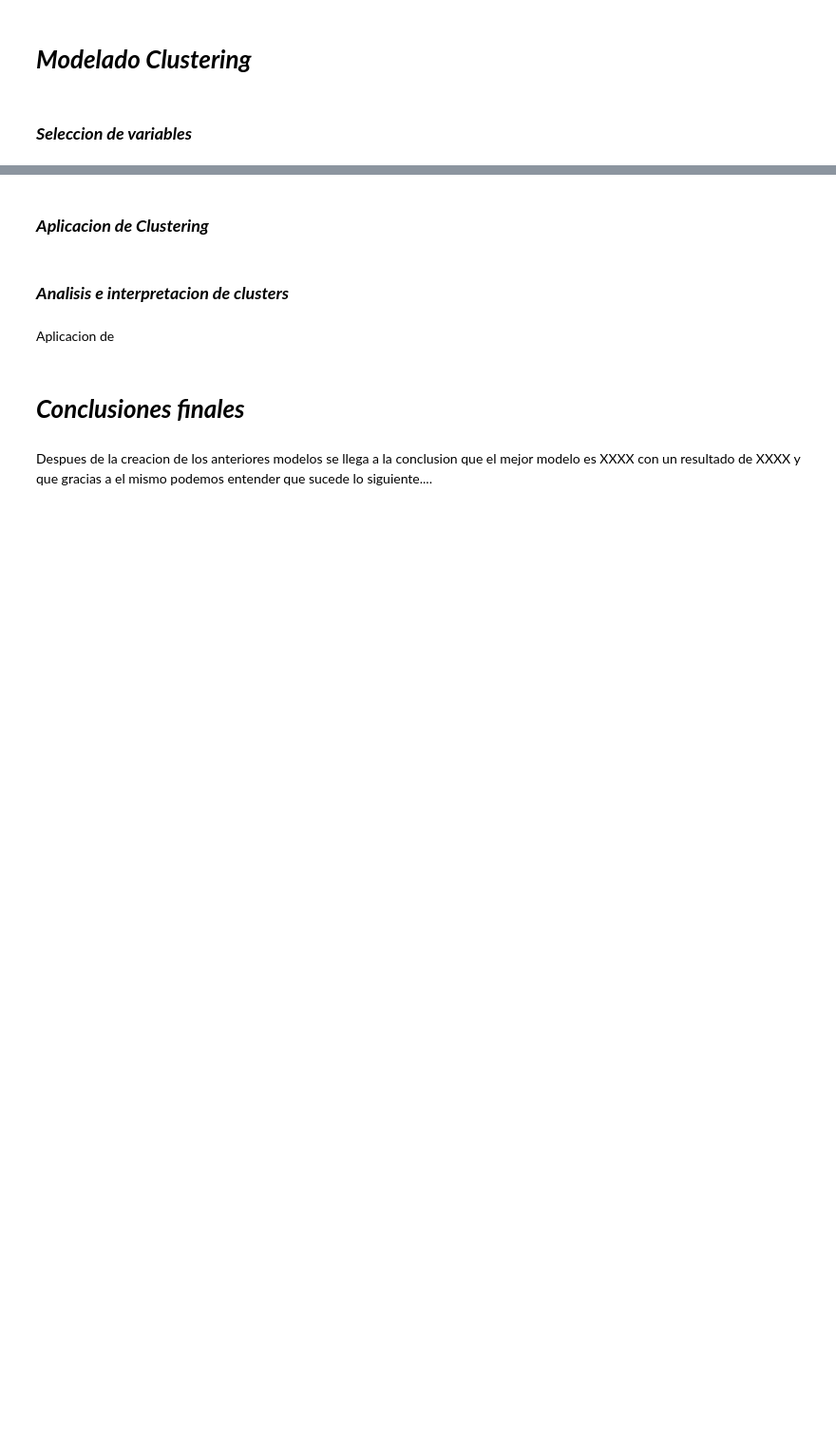
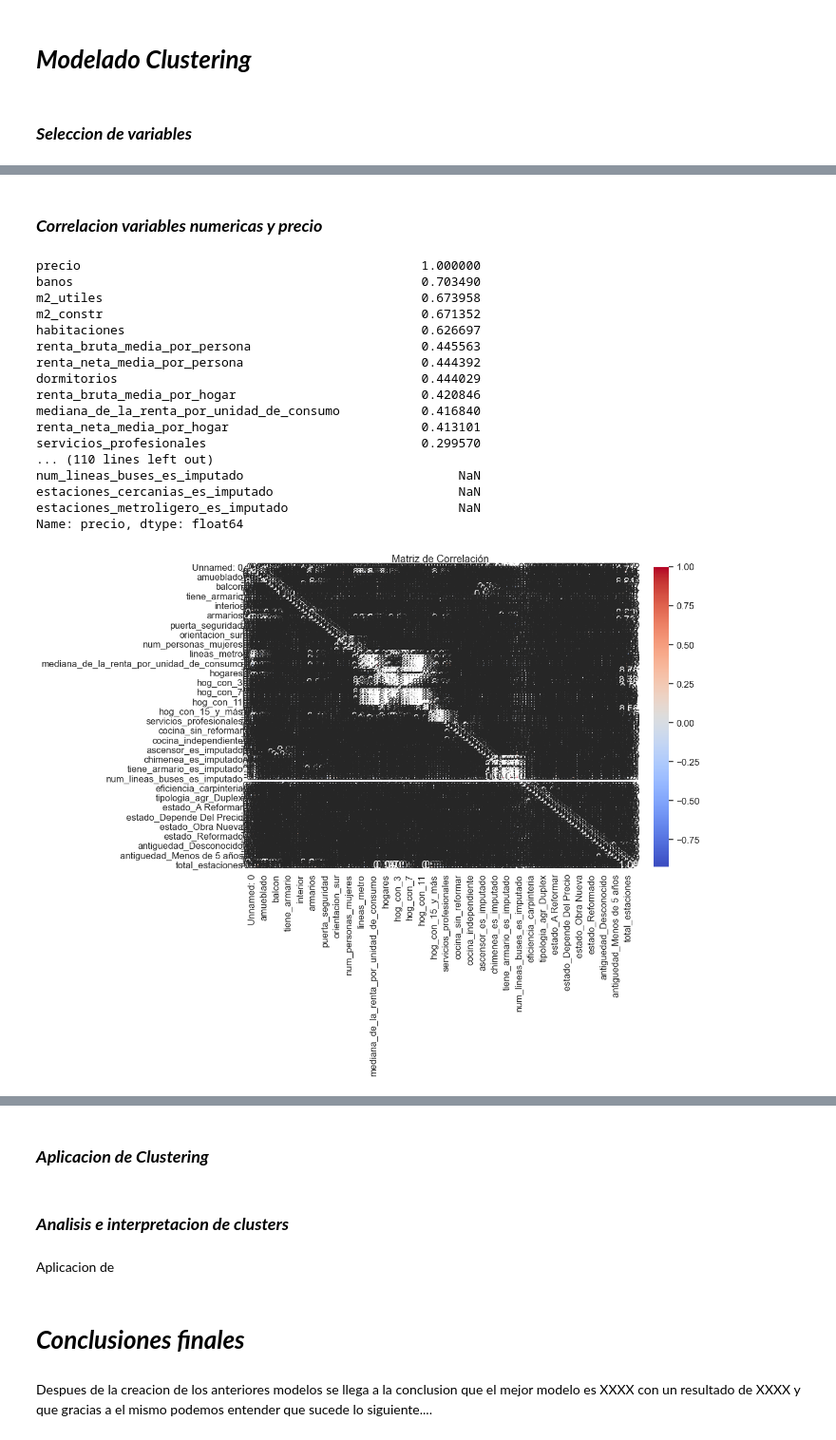
Before and after one commit to avaquerocastro/precios-de-vivienda-madrid, a Jupyter notebook: codigo/03-clustering/clustering_gilberto.ipynb, the cells around one changed output, grey strips where cells are left out. Shown at 95% size. Cells and saved outputs as stored; diff of their text form; code cells hidden in the pictures; blank space fills up the shorter version.

```diff
--- a/codigo/03-clustering/clustering_gilberto.ipynb
+++ b/codigo/03-clustering/clustering_gilberto.ipynb
@@ -74,7 +74,7 @@ from plotly.subplots import make_subplots
 # %% [markdown]
 # **_Lectura de datos_**
 # %%
-df_clustering = pd.read_csv("./data/")
+df_clustering = pd.read_csv("./data/dfbaseline.csv")
 # %% [markdown]
 # **_Ajustes extras_**
 # %%
@@ -90,0 +123,7 @@ OptionError: "No such keys(s): 'display_max_columns'"
+# %%
+# Identificar columnas numéricas y categóricas
+num_cols = df_clustering.select_dtypes(include=["number"]).columns
+cat_cols = df_clustering.select_dtypes(exclude=["number"]).columns
+
+print("Columnas numéricas:", num_cols)
+print("Columnas categóricas:", cat_cols)
@@ -90,0 +146,34 @@ OptionError: "No such keys(s): 'display_max_columns'"
+# %% [markdown]
+### **_Correlacion variables numericas y precio_**
+# %%
+# Calcular la correlación entre el precio y las demás variables numéricas
+correlation_matrix = df_clustering[num_cols].corr()
+
+# Mostrar la correlación del precio con otras variables
+print(correlation_matrix["precio"].sort_values(ascending=False))
+
+# Crear un mapa de calor para visualizar las correlaciones
+
+plt.figure(figsize=(11, 7))
+sns.heatmap(correlation_matrix, annot=True, cmap="coolwarm", fmt=".2f", linewidths=0.5)
+plt.title("Matriz de Correlación")
+plt.show()
+# %% [output]
+precio                                              1.000000
+banos                                               0.703490
+m2_utiles                                           0.673958
+m2_constr                                           0.671352
+habitaciones                                        0.626697
+renta_bruta_media_por_persona                       0.445563
+renta_neta_media_por_persona                        0.444392
+dormitorios                                         0.444029
+renta_bruta_media_por_hogar                         0.420846
+mediana_de_la_renta_por_unidad_de_consumo           0.416840
+renta_neta_media_por_hogar                          0.413101
+servicios_profesionales                             0.299570
+... (110 lines left out)
+num_lineas_buses_es_imputado                             NaN
+estaciones_cercanias_es_imputado                         NaN
+estaciones_metroligero_es_imputado                       NaN
+Name: precio, dtype: float64
+[figure, added]
```
Also changed, not shown: parts of 10 cells of this notebook.
